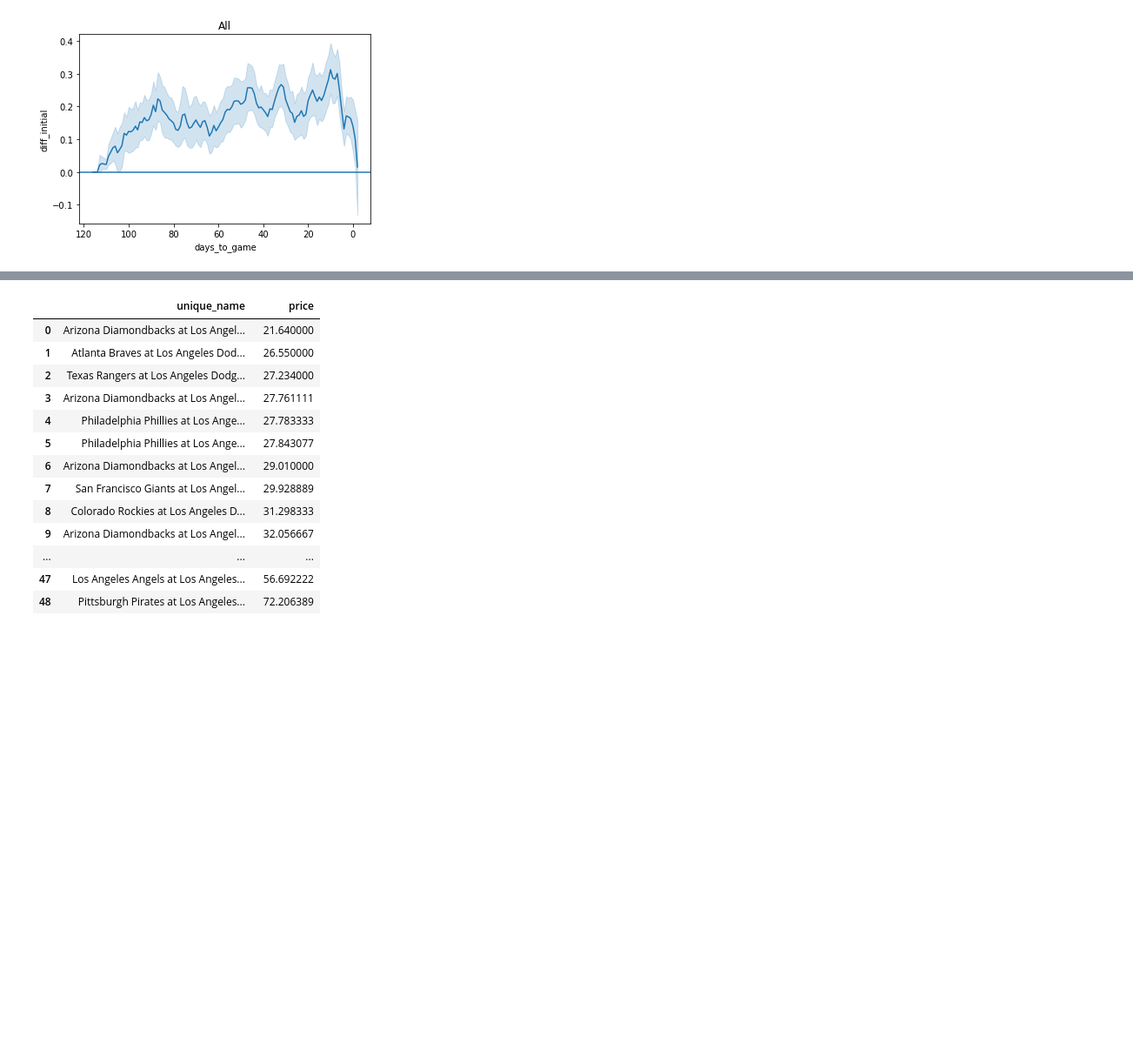
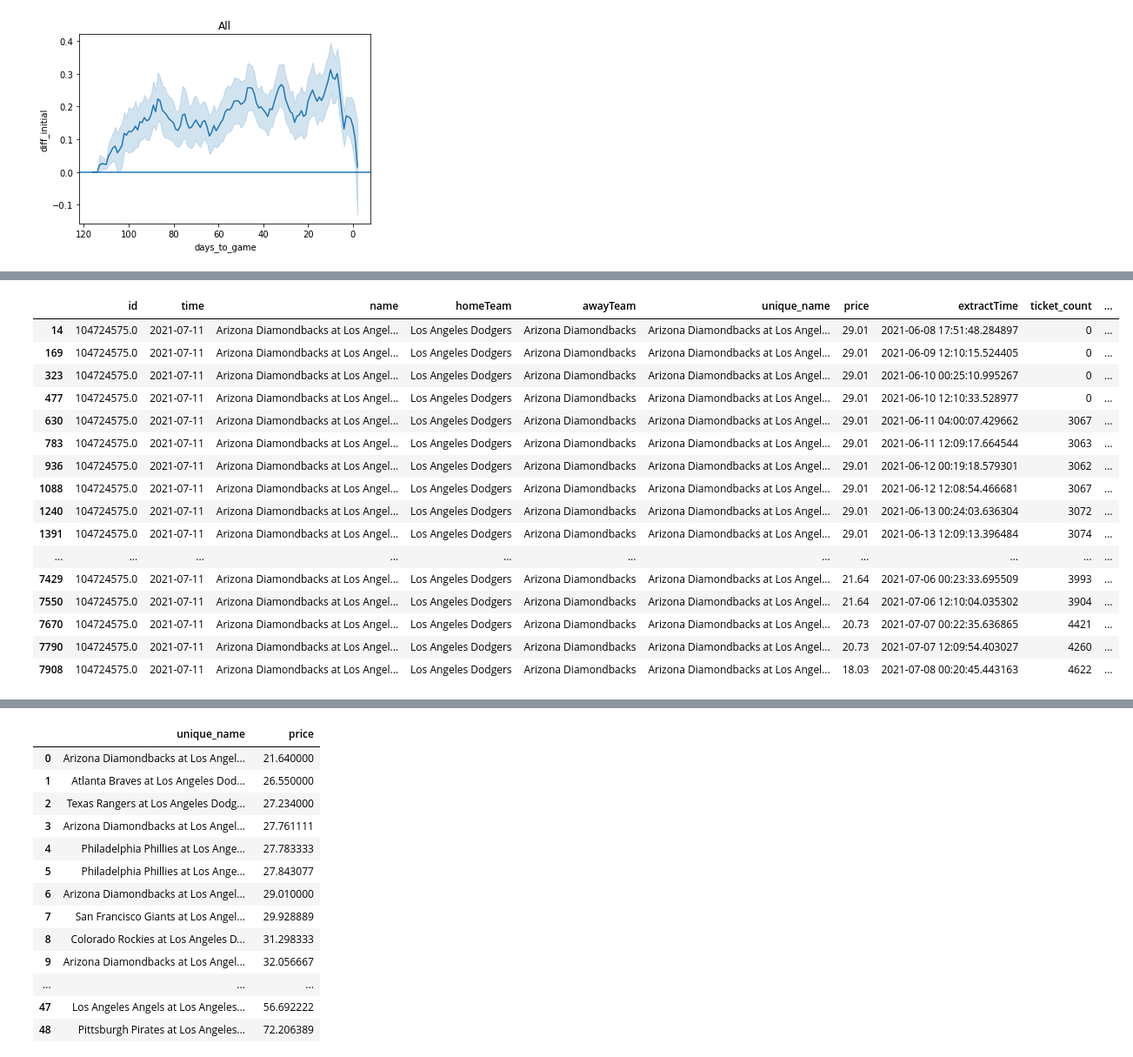
Before and after one commit to benbrill/Stubhub, a Jupyter notebook: notebooks/viz.ipynb, the cells around one changed output, grey strips where cells are left out. Shown: that part at 87% size. Cells and saved outputs as stored; diff of their text form; code cells hidden in the pictures; blank space fills up the shorter version.

```diff
--- a/notebooks/viz.ipynb
+++ b/notebooks/viz.ipynb
@@ -64,3 +61,23 @@ dodgers.groupby("days_to_game")["diff_initial"].mean().idxmax()
+# %%
+dodgers[dodgers["id"] == 104724575.0]
+# %% [output]
+|  | id | time | name | homeTeam | awayTeam | unique_name | price | extractTime | ticket_count | ... |
+| 14 | 104724575.0 | 2021-07-11 | Arizona Diamondbacks at Los Angel... | Los Angeles Dodgers | Arizona Diamondbacks | Arizona Diamondbacks at Los Angel... | 29.01 | 2021-06-08 17:51:48.284897 | 0 | ... |
+| 169 | 104724575.0 | 2021-07-11 | Arizona Diamondbacks at Los Angel... | Los Angeles Dodgers | Arizona Diamondbacks | Arizona Diamondbacks at Los Angel... | 29.01 | 2021-06-09 12:10:15.524405 | 0 | ... |
+| 323 | 104724575.0 | 2021-07-11 | Arizona Diamondbacks at Los Angel... | Los Angeles Dodgers | Arizona Diamondbacks | Arizona Diamondbacks at Los Angel... | 29.01 | 2021-06-10 00:25:10.995267 | 0 | ... |
+| 477 | 104724575.0 | 2021-07-11 | Arizona Diamondbacks at Los Angel... | Los Angeles Dodgers | Arizona Diamondbacks | Arizona Diamondbacks at Los Angel... | 29.01 | 2021-06-10 12:10:33.528977 | 0 | ... |
+| 630 | 104724575.0 | 2021-07-11 | Arizona Diamondbacks at Los Angel... | Los Angeles Dodgers | Arizona Diamondbacks | Arizona Diamondbacks at Los Angel... | 29.01 | 2021-06-11 04:00:07.429662 | 3067 | ... |
+| 783 | 104724575.0 | 2021-07-11 | Arizona Diamondbacks at Los Angel... | Los Angeles Dodgers | Arizona Diamondbacks | Arizona Diamondbacks at Los Angel... | 29.01 | 2021-06-11 12:09:17.664544 | 3063 | ... |
+| 936 | 104724575.0 | 2021-07-11 | Arizona Diamondbacks at Los Angel... | Los Angeles Dodgers | Arizona Diamondbacks | Arizona Diamondbacks at Los Angel... | 29.01 | 2021-06-12 00:19:18.579301 | 3062 | ... |
+| 1088 | 104724575.0 | 2021-07-11 | Arizona Diamondbacks at Los Angel... | Los Angeles Dodgers | Arizona Diamondbacks | Arizona Diamondbacks at Los Angel... | 29.01 | 2021-06-12 12:08:54.466681 | 3067 | ... |
+| 1240 | 104724575.0 | 2021-07-11 | Arizona Diamondbacks at Los Angel... | Los Angeles Dodgers | Arizona Diamondbacks | Arizona Diamondbacks at Los Angel... | 29.01 | 2021-06-13 00:24:03.636304 | 3072 | ... |
+| 1391 | 104724575.0 | 2021-07-11 | Arizona Diamondbacks at Los Angel... | Los Angeles Dodgers | Arizona Diamondbacks | Arizona Diamondbacks at Los Angel... | 29.01 | 2021-06-13 12:09:13.396484 | 3074 | ... |
+| ... | ... | ... | ... | ... | ... | ... | ... | ... | ... | ... |
+| 7429 | 104724575.0 | 2021-07-11 | Arizona Diamondbacks at Los Angel... | Los Angeles Dodgers | Arizona Diamondbacks | Arizona Diamondbacks at Los Angel... | 21.64 | 2021-07-06 00:23:33.695509 | 3993 | ... |
+| 7550 | 104724575.0 | 2021-07-11 | Arizona Diamondbacks at Los Angel... | Los Angeles Dodgers | Arizona Diamondbacks | Arizona Diamondbacks at Los Angel... | 21.64 | 2021-07-06 12:10:04.035302 | 3904 | ... |
+| 7670 | 104724575.0 | 2021-07-11 | Arizona Diamondbacks at Los Angel... | Los Angeles Dodgers | Arizona Diamondbacks | Arizona Diamondbacks at Los Angel... | 20.73 | 2021-07-07 00:22:35.636865 | 4421 | ... |
+| 7790 | 104724575.0 | 2021-07-11 | Arizona Diamondbacks at Los Angel... | Los Angeles Dodgers | Arizona Diamondbacks | Arizona Diamondbacks at Los Angel... | 20.73 | 2021-07-07 12:09:54.403027 | 4260 | ... |
+| 7908 | 104724575.0 | 2021-07-11 | Arizona Diamondbacks at Los Angel... | Los Angeles Dodgers | Arizona Diamondbacks | Arizona Diamondbacks at Los Angel... | 18.03 | 2021-07-08 00:20:45.443163 | 4622 | ... |
 # %%
 giants[giants["awayTeam"] == "Los Angeles Dodgers"].groupby("unique_name")[["price"]].aggregate(["last", "first"])
 # %% [output]
```
Also changed, not shown: parts of 8 cells of this notebook, 1 other file.
